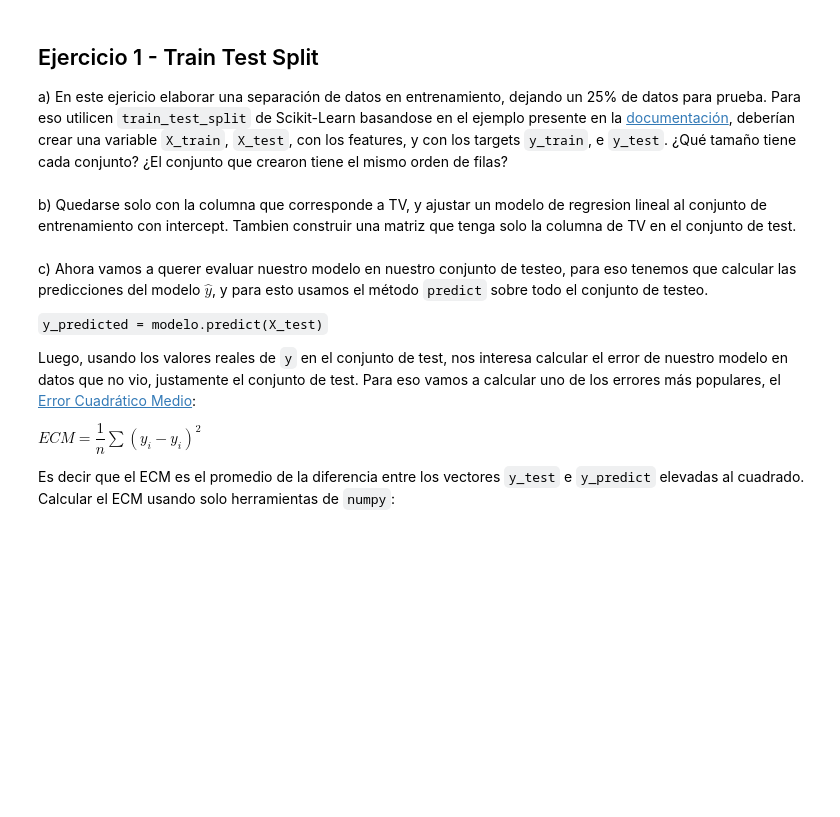
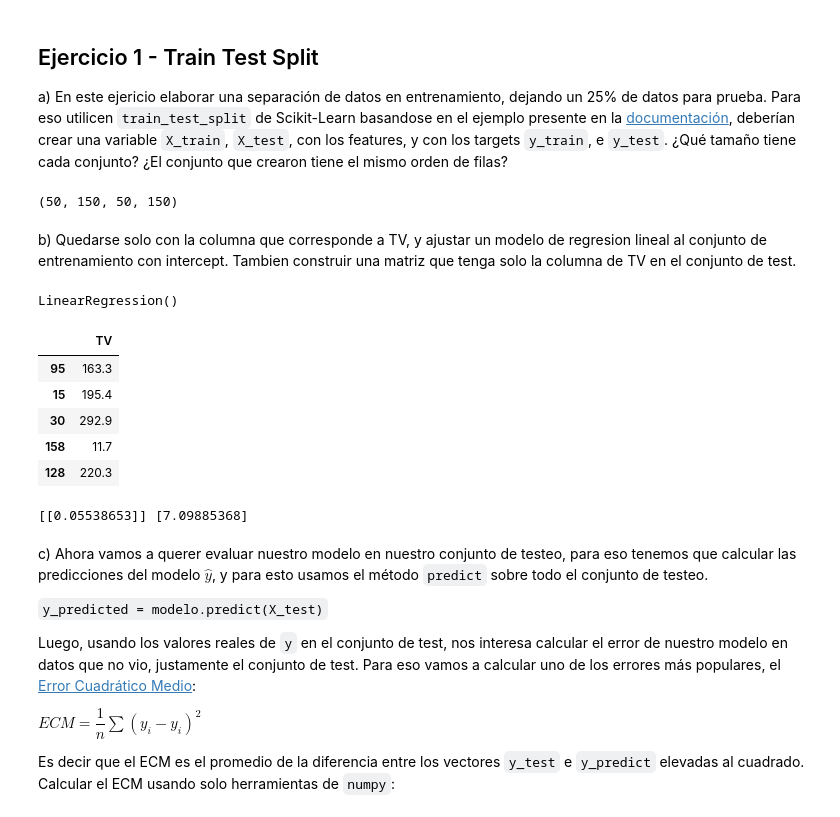
Before and after one commit to institutohumai/cursos-python, a Jupyter notebook: MachineLearning/1_Introduccion/Ejercicios/regresion_ls_ejercicios.ipynb, the cells around one changed output. Cells and saved outputs as stored; diff of their text form; code cells hidden in the pictures; blank space fills up the shorter version.

```diff
--- a/MachineLearning/1_Introduccion/Ejercicios/regresion_ls_ejercicios.ipynb
+++ b/MachineLearning/1_Introduccion/Ejercicios/regresion_ls_ejercicios.ipynb
@@ -18,8 +27,8 @@ df = pd.read_csv('https://datasets-humai.s3.amazonaws.com/datasets/advertising.c
 Como habiamos visto antes la relación parece ser lineal con la variable TV, es decir cuanta plata se invirtió ahí. Crear un `X` dataframe que tenga solo las variables TV, Radio y Newspaper, y crear una variable `y` que tenga solo el dato de las ventas.
 # %%
 # Completar
-X = ...
-y = ...
+X = df[["TV","Radio","Newspaper"]]
+y = df[["Sales"]]
 # %% [markdown]
 ## Ejercicio 1 - Train Test Split
 
@@ -28,17 +37,39 @@ a) En este ejericio elaborar una separación de datos en entrenamiento, dejando
 from sklearn.model_selection import train_test_split
 
 # Completar
-...
+X_train, X_test, y_train, y_test = train_test_split(
+    X, y, test_size=0.25,random_state=42 )
+# %%
+(len(X_test),len(X_train),len(y_test),len(y_train))
+# %% [output]
+(50, 150, 50, 150)
 # %% [markdown]
 b) Quedarse solo con la columna que corresponde a TV, y ajustar un modelo de regresion lineal al conjunto de entrenamiento con intercept. Tambien construir una matriz que tenga solo la columna de TV en el conjunto de test.
 # %%
 from sklearn.linear_model import LinearRegression
 
 # Completar
-X_train_tv = ...
-X_test_tv  = ...
+X_train_tv = X_train.loc[:,["TV"]]
+X_test_tv  = X_test.loc[:,["TV"]]
 
-...
+model = LinearRegression(fit_intercept=True)
+
+model.fit(X_train_tv, y_train)
+# %% [output]
+LinearRegression()
+# %%
+X_test_tv.head()
+# %% [output]
+|  | TV |
+| 95 | 163.3 |
+| 15 | 195.4 |
+| 30 | 292.9 |
+| 158 | 11.7 |
+| 128 | 220.3 |
+# %%
+print(model.coef_,model.intercept_)
+# %% [output]
+[[0.05538653]] [7.09885368]
 # %% [markdown]
 c) Ahora vamos a querer evaluar nuestro modelo en nuestro conjunto de testeo, para eso tenemos que calcular las predicciones del modelo $\hat{y}$, y para esto usamos el método `predict` sobre todo el conjunto de testeo.
 
```
Also changed, not shown: parts of 16 cells of this notebook, 5 other files.
